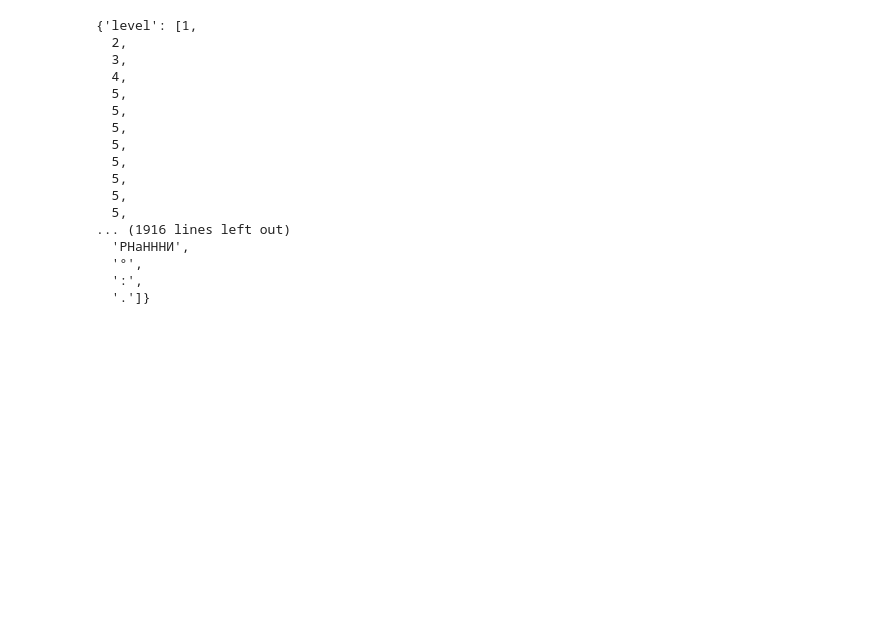
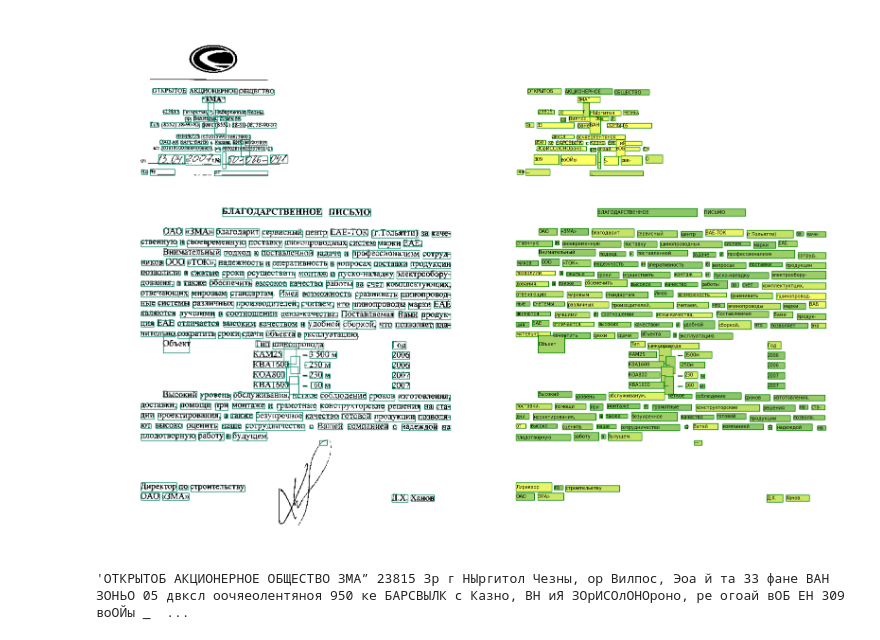
Before and after one commit to dimkablin/carrotOCR, a Jupyter notebook: notebooks/pipeline-pytesseract-example.ipynb, the cells around one changed output. Drawn from its saved outputs; the diff is of its cells as text; code cells hidden in the pictures; blank space fills up the shorter version.

Commit message:
added pytesseract

```diff
--- a/notebooks/pipeline-pytesseract-example.ipynb
+++ b/notebooks/pipeline-pytesseract-example.ipynb
@@ -27,24 +31,14 @@ show(image0)
 # %%
 from src.models.ocr import OCRModelFactory
 
-tt_model = OCRModelFactory.create("pytesseract")
+model = OCRModelFactory.create("pytesseract")
-# %%
-tt_model(image0)
-# %% [output]
-{'level': [1,
-  2,
-  3,
-  4,
-  5,
-  5,
-  5,
-  5,
-  5,
-  5,
-  5,
-  5,
-... (1916 lines left out)
-  'РНаНННИ',
-  '°',
-  ':',
-  '.']}
+# %%
+outputs = model(image0)
+# %%
+result2show(image0, outputs)
+# %% [output]
+[figure, added]
+# %%
+' '.join(outputs['rec_texts'])
+# %% [output]
+'ОТКРЫТОБ АКЦИОНЕРНОЕ ОБЩЕСТВО ЗМА” 23815 Зр г НЫргитол Чезны, ор Вилпос, Эоа й та 33 фане ВАН ЗОНЬО 05 двксл оочяеолентяноя 950 ке БАРСВЫЛК с Казно, ВН иЯ ЗОрИСОлОНОроно, ре огоай вОБ ЕН 309 воОЙы _  ...
```
Also changed, not shown: parts of 2 cells of this notebook, 3 other files.
